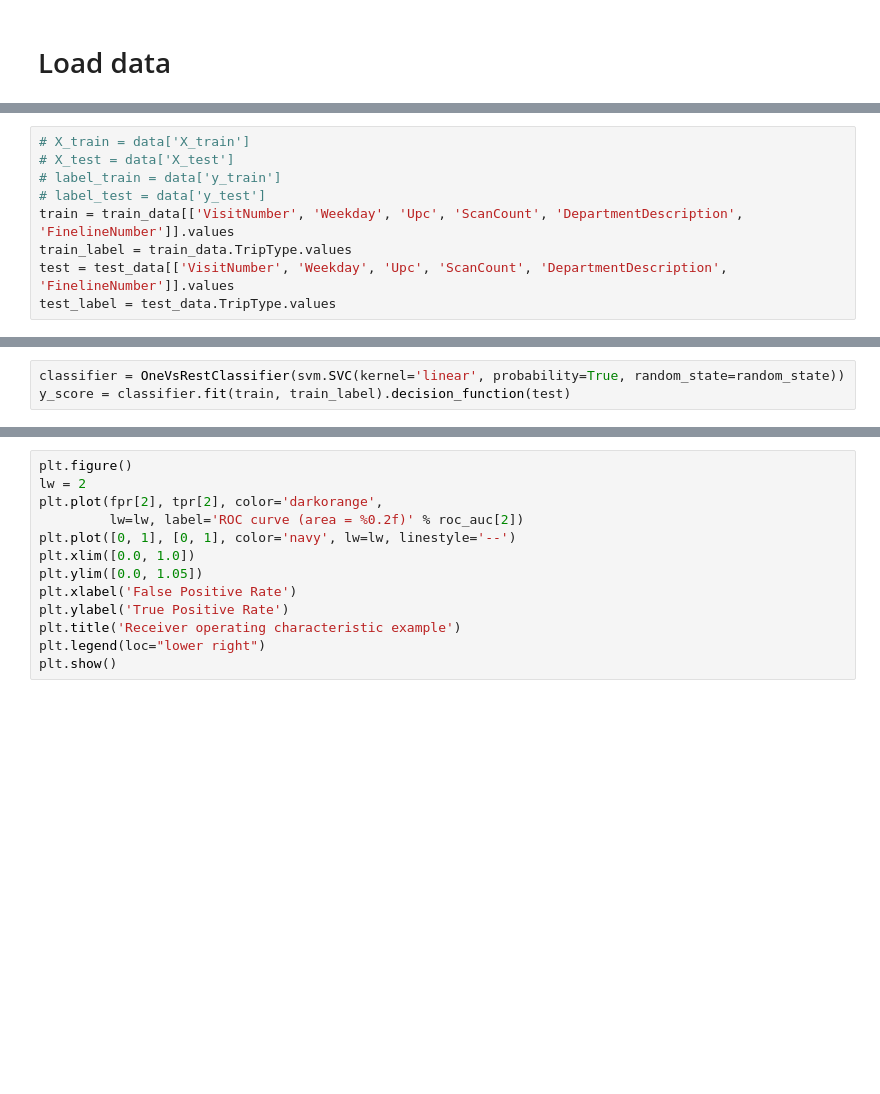
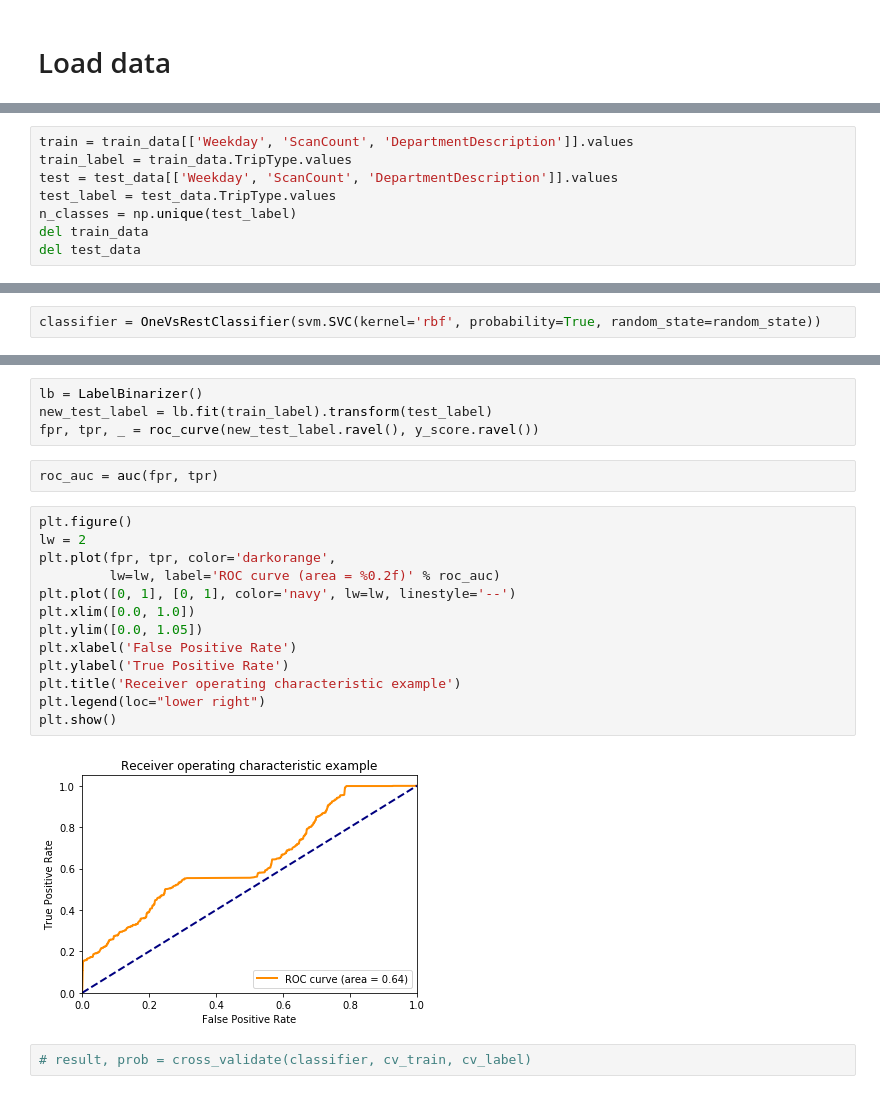
Before and after one commit to taraewilliams/CS578Project, a Jupyter notebook: Preliminary Result.ipynb, the cells around one changed output, grey strips where cells are left out. Cells and saved outputs as stored; diff of their text form; blank space fills up the shorter version.

Commit message:
Preliminary result, still need to work on cross validation

```diff
--- a/Preliminary Result.ipynb
+++ b/Preliminary Result.ipynb
@@ -22,9 +33,8 @@ test_data = pd.read_csv('CleanData/test_numerical.csv')
 # %%
-# X_train = data['X_train']
-# X_test = data['X_test']
-# label_train = data['y_train']
-# label_test = data['y_test']
-train = train_data[['VisitNumber', 'Weekday', 'Upc', 'ScanCount', 'DepartmentDescription', 'FinelineNumber']].values
+train = train_data[['Weekday', 'ScanCount', 'DepartmentDescription']].values
 train_label = train_data.TripType.values
-test = test_data[['VisitNumber', 'Weekday', 'Upc', 'ScanCount', 'DepartmentDescription', 'FinelineNumber']].values
+test = test_data[['Weekday', 'ScanCount', 'DepartmentDescription']].values
 test_label = test_data.TripType.values
+n_classes = np.unique(test_label)
+del train_data
+del test_data
@@ -31,3 +52,2 @@ test_label = test_data.TripType.values
 # %%
-classifier = OneVsRestClassifier(svm.SVC(kernel='linear', probability=True, random_state=random_state))
-y_score = classifier.fit(train, train_label).decision_function(test)
+classifier = OneVsRestClassifier(svm.SVC(kernel='rbf', probability=True, random_state=random_state))
@@ -46,13 +84,23 @@ roc_auc["micro"] = auc(fpr["micro"], tpr["micro"])
+# %%
+lb = LabelBinarizer()
+new_test_label = lb.fit(train_label).transform(test_label)
+fpr, tpr, _ = roc_curve(new_test_label.ravel(), y_score.ravel())
+# %%
+roc_auc = auc(fpr, tpr)
 # %%
 plt.figure()
 lw = 2
-plt.plot(fpr[2], tpr[2], color='darkorange',
-         lw=lw, label='ROC curve (area = %0.2f)' % roc_auc[2])
+plt.plot(fpr, tpr, color='darkorange',
+         lw=lw, label='ROC curve (area = %0.2f)' % roc_auc)
 plt.plot([0, 1], [0, 1], color='navy', lw=lw, linestyle='--')
 plt.xlim([0.0, 1.0])
 plt.ylim([0.0, 1.05])
 plt.xlabel('False Positive Rate')
 plt.ylabel('True Positive Rate')
 plt.title('Receiver operating characteristic example')
 plt.legend(loc="lower right")
 plt.show()
+# %% [output]
+[figure, added]
+# %%
+# result, prob = cross_validate(classifier, cv_train, cv_label)
```
Also changed, not shown: parts of 13 cells of this notebook, 5 other files.
